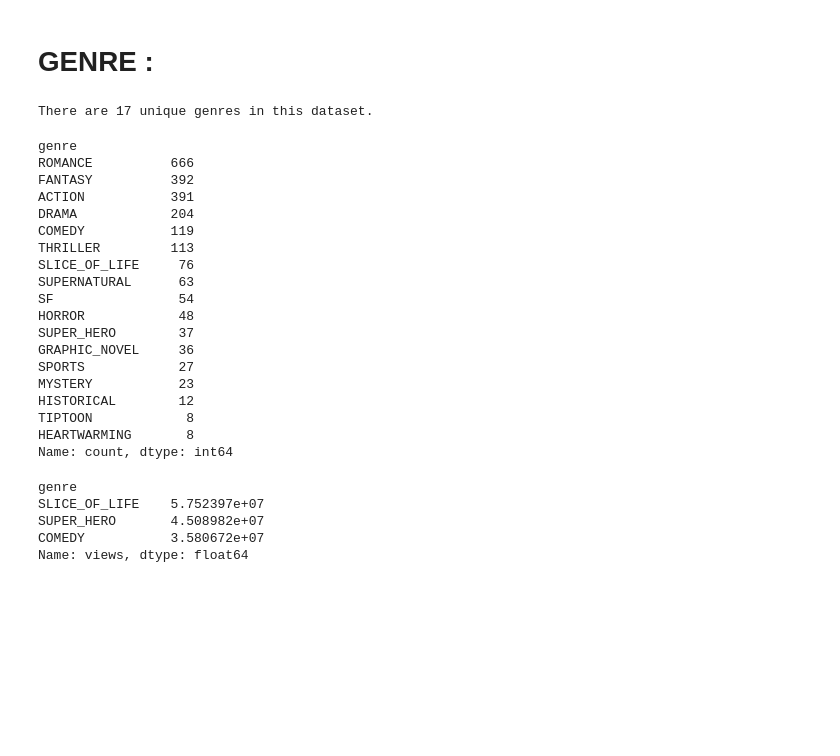
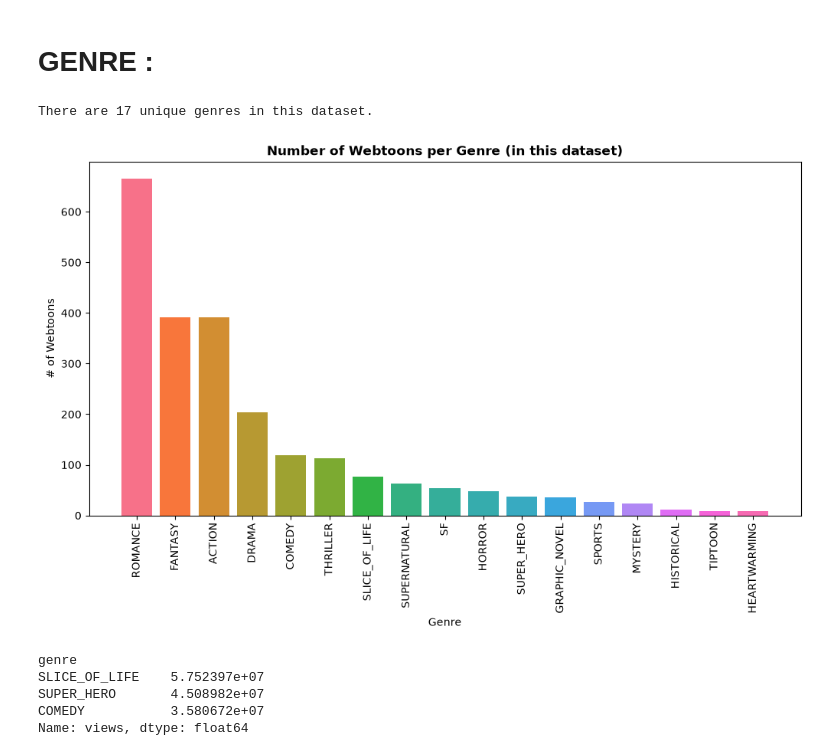
Before and after one commit to hliu325/KOR-webtoon-data, a Jupyter notebook: webtoon_analysis.ipynb, the cells around one changed output. Saved outputs shown, nothing was run; the diff lists cells and outputs as text; code cells hidden in the pictures; blank space fills up the shorter version.

```diff
--- a/webtoon_analysis.ipynb
+++ b/webtoon_analysis.ipynb
@@ -77,30 +77,27 @@ Everything is pretty much good. Looks clean and no NaN or empty strings.
 # %%
 # How many unique genres are there?
 # How many number of each genre in the dataset?
 
 print(f"There are {df['genre'].nunique()} unique genres in this dataset.")
-display(df["genre"].value_counts())
+genre_counts = df["genre"].value_counts()
+
+# colors:
+colors = sns.color_palette("husl", len(genre_counts))
+
+# PLOT AS A BAR CHART :
+
+plt.figure(figsize = (12,6))
+plt.bar(x = genre_counts.index, height = genre_counts.values, color = colors)
+
+# labeling / adjustments:
+plt.xticks(rotation=90)
+plt.title("Number of Webtoons per Genre (in this dataset)", fontweight = "bold")
+plt.xlabel("Genre")
+plt.ylabel("# of Webtoons")
+plt.show()
 # %% [output]
 There are 17 unique genres in this dataset.
-genre
-ROMANCE          666
-FANTASY          392
-ACTION           391
-DRAMA            204
-COMEDY           119
-THRILLER         113
-SLICE_OF_LIFE     76
-SUPERNATURAL      63
-SF                54
-HORROR            48
-SUPER_HERO        37
-GRAPHIC_NOVEL     36
-SPORTS            27
-MYSTERY           23
-HISTORICAL        12
-TIPTOON            8
-HEARTWARMING       8
-Name: count, dtype: int64
+[figure, added]
 # %%
 # What is the average of views by Genre?
 
```
Also changed, not shown: parts of 5 cells of this notebook.
